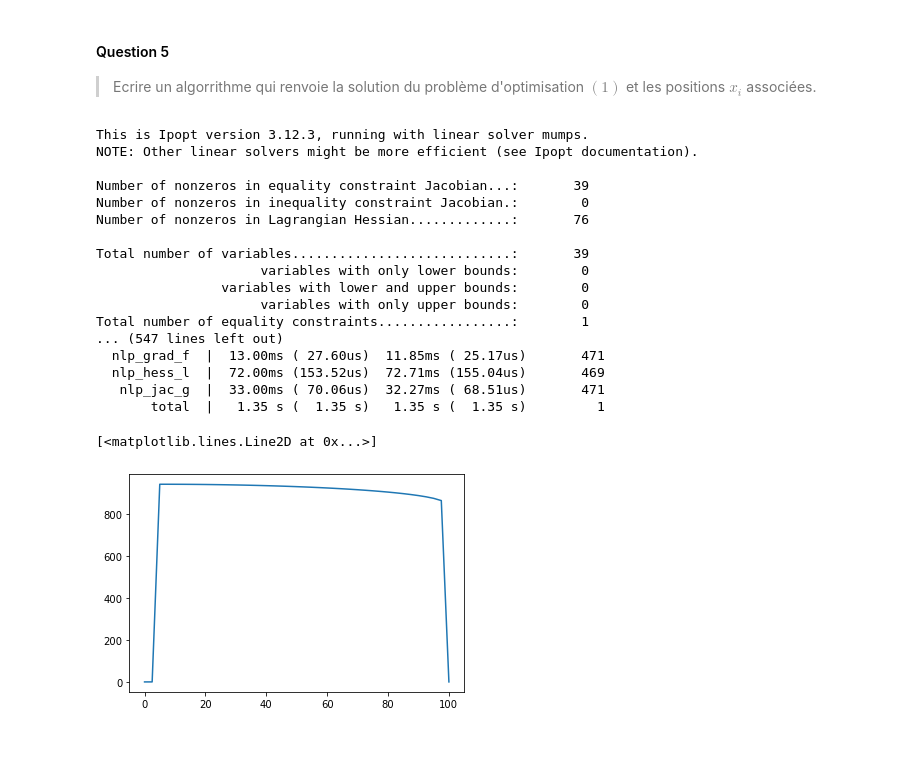
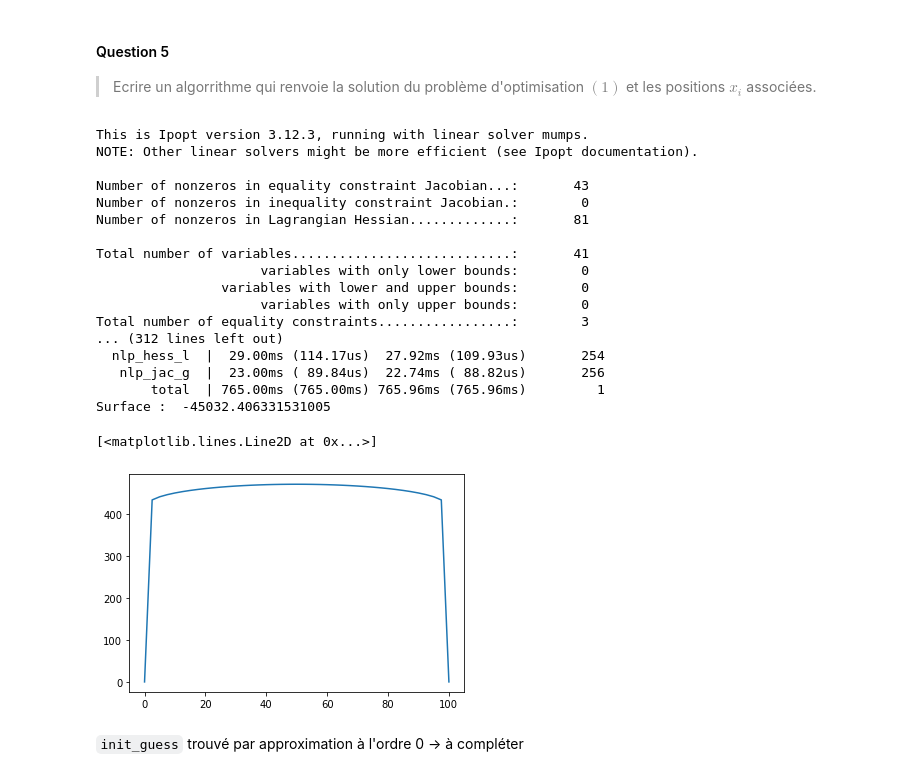
Before and after one commit to EliseLune/Projet_Optim, a Jupyter notebook: projet_optim.ipynb, the cells around one changed output. Drawn from its saved outputs; the diff is of its cells as text; code cells hidden in the pictures; blank space fills up the shorter version.

```diff
--- a/projet_optim.ipynb
+++ b/projet_optim.ipynb
@@ -93,30 +95,71 @@ def optimal_curve(a, b, L, N=40, d=None, init_guess=None):
     x_opt, y_opt = abscisses(a,b,d), np.zeros(N+1)
     y_opt[1:-1] = sol.value(y)
     return x_opt, y_opt
+# %%
+# Essai avec A et B dans le vecteur à optimiser
+def cost2(n, y, d):
+    J = 0
+    for i in range(n-1):
+        J -= d[i]*(y[i+1]+y[i])/2
+    return J
+
+def constraint2(n, y, d, L):
+    g = L
+    for i in range(n-1):
+        g -= (d[i]**2 + (y[i+1]-y[i])**2)**0.5
+    return g
+
+def init2(n, d, L):
+    h = (L - np.sum(d[1:-1]))/2
+    y = h * np.ones(n)
+    y[0], y[-1] = 0., 0.
+    return y
+
+def optimal_curve2(a, b, L, N=40, d=None, init_guess=None):
+    n = N+1
+    if d==None:
+        d = (b-a)/N * np.ones(N)
+    if init_guess==None:
+        init_guess = init2(n, d, L)
+    opti = casadi.Opti();
+    y = opti.variable(n)
+    J = cost2(n, y, d)
+    opti.minimize(J)
+    opti.subject_to(constraint2(n,y,d,L)==0)
+    opti.subject_to(y[0]==0)
+    opti.subject_to(y[-1]==0)
+    opti.set_initial(y, init_guess)
+    opti.solver('ipopt');
+    sol = opti.solve();
+    x_opt, y_opt = abscisses(a,b,d), sol.value(y)
+    print("Surface : ", cost2(n, y_opt, d))
+    return x_opt, y_opt
 # %%
 a = 0
 b = 100
 L = 1000
 # %%
-x, y = optimal_curve(a,b,L)
+x, y = optimal_curve2(a,b,L)
 plt.plot(x,y)
 # %% [output]
 This is Ipopt version 3.12.3, running with linear solver mumps.
 NOTE: Other linear solvers might be more efficient (see Ipopt documentation).
 
-Number of nonzeros in equality constraint Jacobian...:       39
+Number of nonzeros in equality constraint Jacobian...:       43
 Number of nonzeros in inequality constraint Jacobian.:        0
-Number of nonzeros in Lagrangian Hessian.............:       76
+Number of nonzeros in Lagrangian Hessian.............:       81
 
-Total number of variables............................:       39
+Total number of variables............................:       41
                      variables with only lower bounds:        0
                 variables with lower and upper bounds:        0
                      variables with only upper bounds:        0
-Total number of equality constraints.................:        1
-... (547 lines left out)
-  nlp_grad_f  |  13.00ms ( 27.60us)  11.85ms ( 25.17us)       471
-  nlp_hess_l  |  72.00ms (153.52us)  72.71ms (155.04us)       469
-   nlp_jac_g  |  33.00ms ( 70.06us)  32.27ms ( 68.51us)       471
-       total  |   1.35 s (  1.35 s)   1.35 s (  1.35 s)         1
+Total number of equality constraints.................:        3
+... (312 lines left out)
+  nlp_hess_l  |  29.00ms (114.17us)  27.92ms (109.93us)       254
+   nlp_jac_g  |  23.00ms ( 89.84us)  22.74ms ( 88.82us)       256
+       total  | 765.00ms (765.00ms) 765.96ms (765.96ms)         1
+Surface :  -45032.406331531005
 [<matplotlib.lines.Line2D at 0x...>]
-[figure, old version]
+[figure, new version]
+# %% [markdown]
+`init_guess` trouvé par approximation à l'ordre 0 -> à compléter
```
Also changed, not shown: parts of 5 cells of this notebook.
